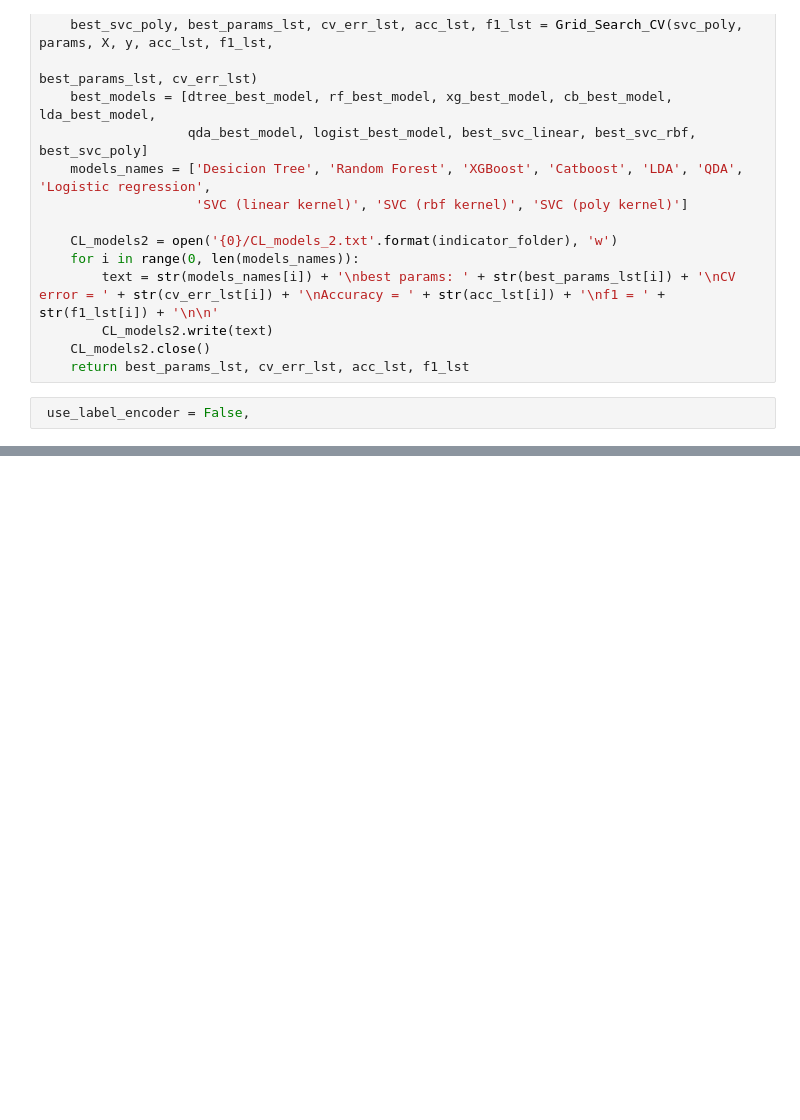
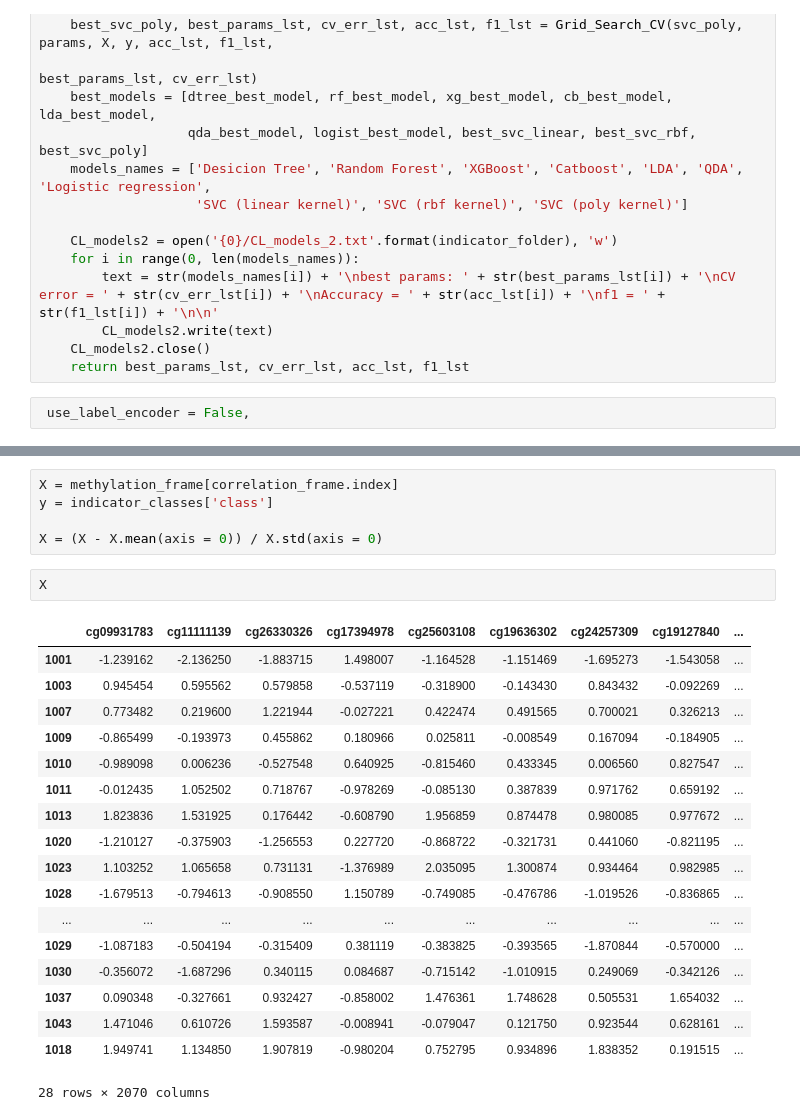
Before and after one commit to KozlovGrigory/epigenetic-cognitive-downsyndrome, a Jupyter notebook: ML-draft.ipynb, the cells around one changed output, grey strips where cells are left out. Cells and saved outputs as stored; diff of their text form; blank space fills up the shorter version.

```diff
--- a/ML-draft.ipynb
+++ b/ML-draft.ipynb
@@ -399,0 +497,26 @@ print('LDA:', '\nbest params:', best_prams, '\nCV error =', cv_err,
+# %%
+X = methylation_frame[correlation_frame.index]
+y = indicator_classes['class']
+
+X = (X - X.mean(axis = 0)) / X.std(axis = 0)
+# %%
+X
+# %% [output]
+|  | cg09931783 | cg11111139 | cg26330326 | cg17394978 | cg25603108 | cg19636302 | cg24257309 | cg19127840 | ... |
+| 1001 | -1.239162 | -2.136250 | -1.883715 | 1.498007 | -1.164528 | -1.151469 | -1.695273 | -1.543058 | ... |
+| 1003 | 0.945454 | 0.595562 | 0.579858 | -0.537119 | -0.318900 | -0.143430 | 0.843432 | -0.092269 | ... |
+| 1007 | 0.773482 | 0.219600 | 1.221944 | -0.027221 | 0.422474 | 0.491565 | 0.700021 | 0.326213 | ... |
+| 1009 | -0.865499 | -0.193973 | 0.455862 | 0.180966 | 0.025811 | -0.008549 | 0.167094 | -0.184905 | ... |
+| 1010 | -0.989098 | 0.006236 | -0.527548 | 0.640925 | -0.815460 | 0.433345 | 0.006560 | 0.827547 | ... |
+| 1011 | -0.012435 | 1.052502 | 0.718767 | -0.978269 | -0.085130 | 0.387839 | 0.971762 | 0.659192 | ... |
+| 1013 | 1.823836 | 1.531925 | 0.176442 | -0.608790 | 1.956859 | 0.874478 | 0.980085 | 0.977672 | ... |
+| 1020 | -1.210127 | -0.375903 | -1.256553 | 0.227720 | -0.868722 | -0.321731 | 0.441060 | -0.821195 | ... |
+| 1023 | 1.103252 | 1.065658 | 0.731131 | -1.376989 | 2.035095 | 1.300874 | 0.934464 | 0.982985 | ... |
+| 1028 | -1.679513 | -0.794613 | -0.908550 | 1.150789 | -0.749085 | -0.476786 | -1.019526 | -0.836865 | ... |
+| ... | ... | ... | ... | ... | ... | ... | ... | ... | ... |
+| 1029 | -1.087183 | -0.504194 | -0.315409 | 0.381119 | -0.383825 | -0.393565 | -1.870844 | -0.570000 | ... |
+| 1030 | -0.356072 | -1.687296 | 0.340115 | 0.084687 | -0.715142 | -1.010915 | 0.249069 | -0.342126 | ... |
+| 1037 | 0.090348 | -0.327661 | 0.932427 | -0.858002 | 1.476361 | 1.748628 | 0.505531 | 1.654032 | ... |
+| 1043 | 1.471046 | 0.610726 | 1.593587 | -0.008941 | -0.079047 | 0.121750 | 0.923544 | 0.628161 | ... |
+| 1018 | 1.949741 | 1.134850 | 1.907819 | -0.980204 | 0.752795 | 0.934896 | 1.838352 | 0.191515 | ... |
+28 rows × 2070 columns
```
Also changed, not shown: parts of 17 cells of this notebook, 10 other files.
